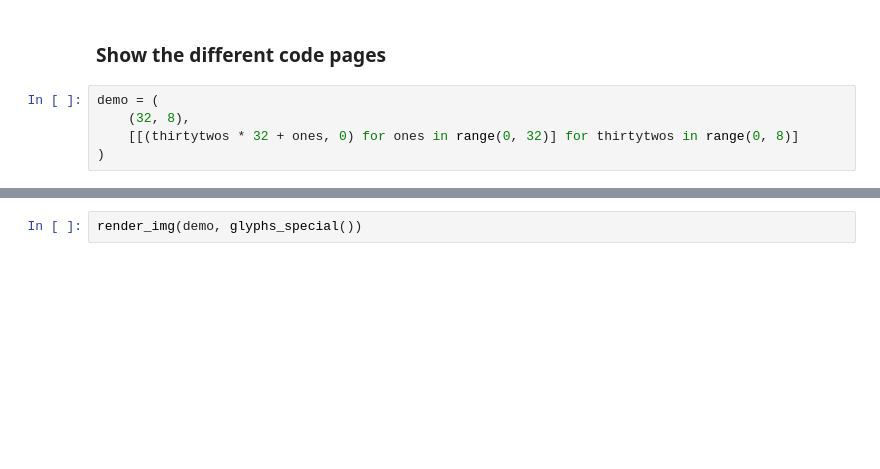
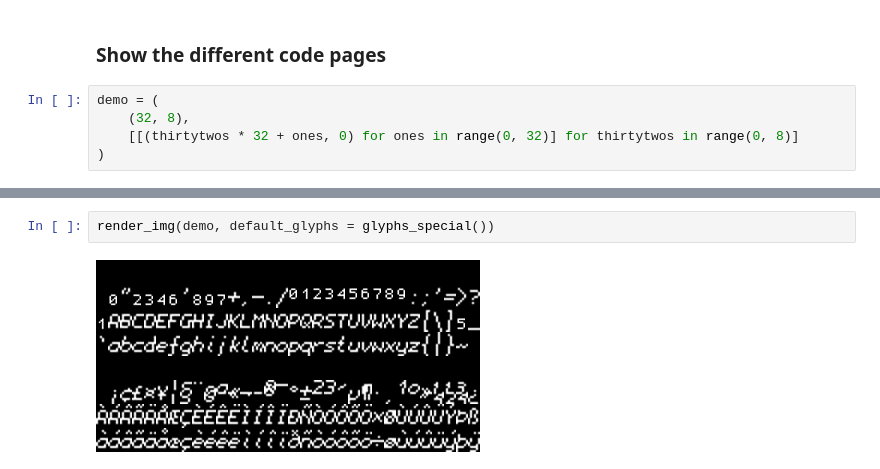
Before and after one commit to econandrew/hn_mystery_files, a Jupyter notebook: hn_mystery_files.ipynb, the cells around one changed output, grey strips where cells are left out. Drawn from its saved outputs; the diff is of its cells as text; blank space fills up the shorter version.

```diff
--- a/hn_mystery_files.ipynb
+++ b/hn_mystery_files.ipynb
@@ -566,3 +566,5 @@ AttributeError: values
 # %%
-render_img(demo, glyphs_special())
+render_img(demo, default_glyphs = glyphs_special())
+# %% [output]
+[figure, added]
 # %%
```
Also changed, not shown: parts of 6 cells of this notebook, 27 other files.
